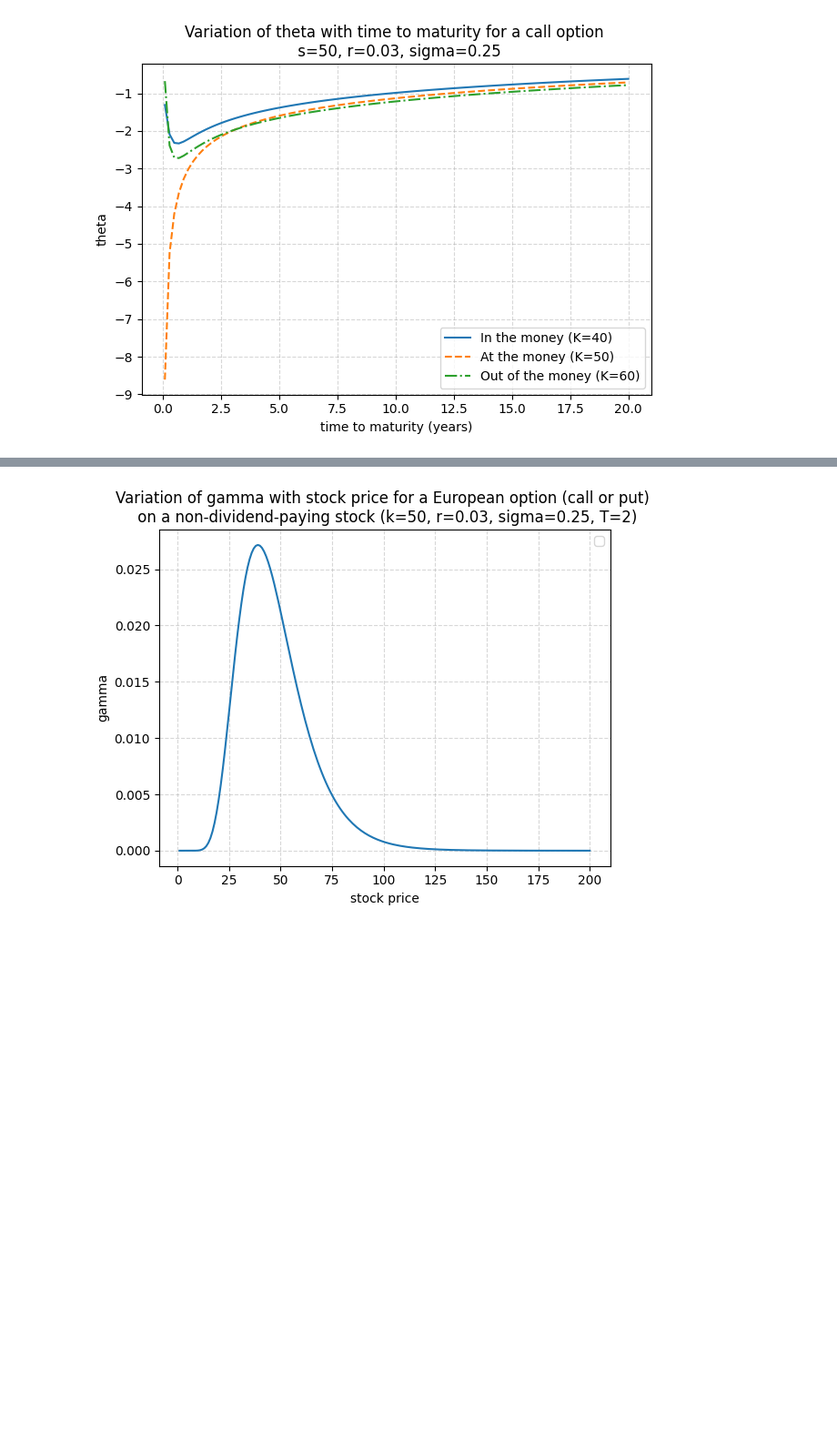
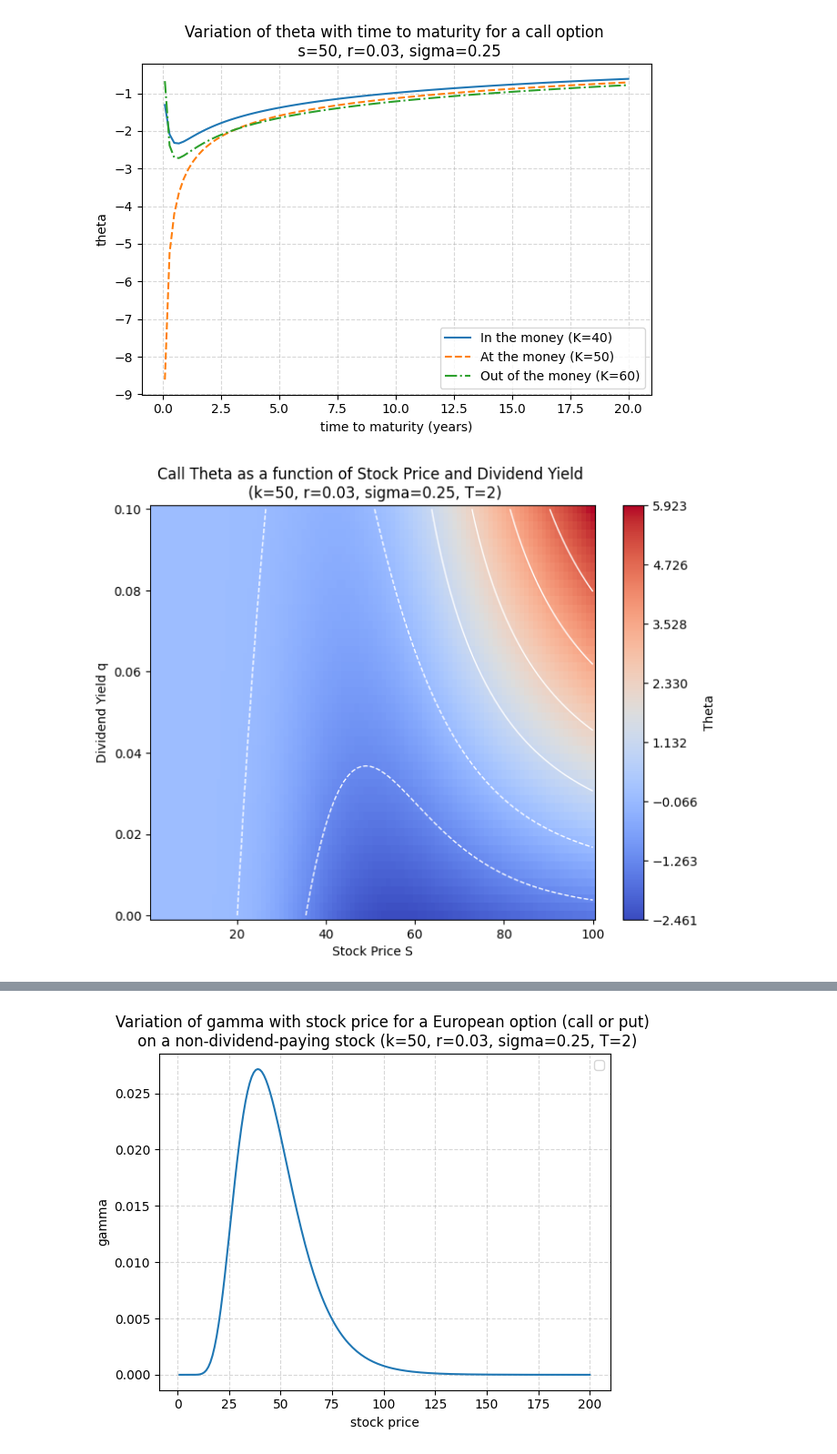
Before and after one commit to hsiuhsil/options_futures_derivatives, a Jupyter notebook: notebooks/demo of greeks.ipynb, the cells around one changed output, grey strips where cells are left out. Shown at 91% size. Cells and saved outputs as stored; diff of their text form; code cells hidden in the pictures; blank space fills up the shorter version.

Commit message:
Add 2D contour plots for theta showing variation with stock price, dividend yield, and time to maturity

```diff
--- a/notebooks/demo of greeks.ipynb
+++ b/notebooks/demo of greeks.ipynb
@@ -115,3 +114,22 @@ plt.tight_layout()
 plt.show()
 # %% [output]
 [figure]
+# %%
+stocks = np.linspace(1, 100, 100)
+qs = np.linspace(0, 0.1, 50)
+S, Q = np.meshgrid(stocks, qs)
+
+theta_vec = np.vectorize(theta)
+theta_map = theta_vec(option_type='call', s=S, k=50, r=0.03, sigma=0.25, T=2, q=Q)
+levels = np.linspace(theta_map.min(), theta_map.max(), 8)
+
+plt.figure(figsize=(8,6))
+pcm = plt.pcolormesh(S, Q, theta_map, shading='auto', cmap='coolwarm')
+plt.contour(S, Q, theta_map, colors='w', linewidths=1, levels=levels)
+plt.colorbar(pcm, label='Theta', ticks=levels)
+plt.xlabel('Stock Price S')
+plt.ylabel('Dividend Yield q')
+plt.title('Call Theta as a function of Stock Price and Dividend Yield \n (k=50, r=0.03, sigma=0.25, T=2)')
+plt.show()
+# %% [output]
+[figure, added]
```
Also changed, not shown: parts of 2 cells of this notebook.
